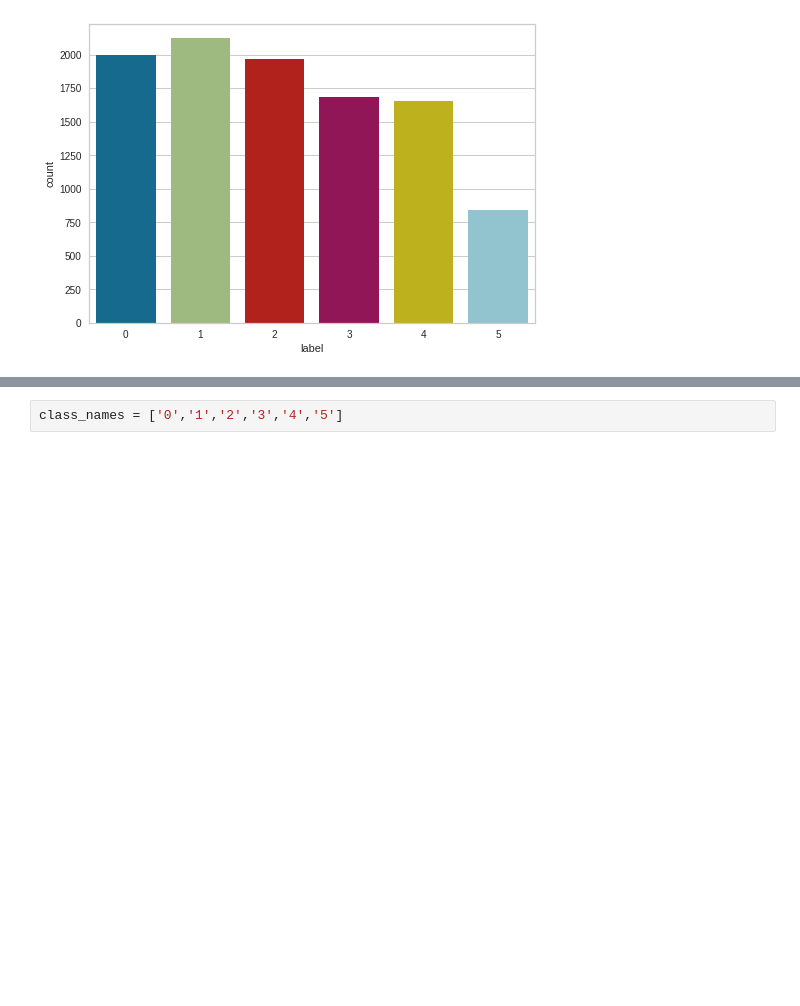
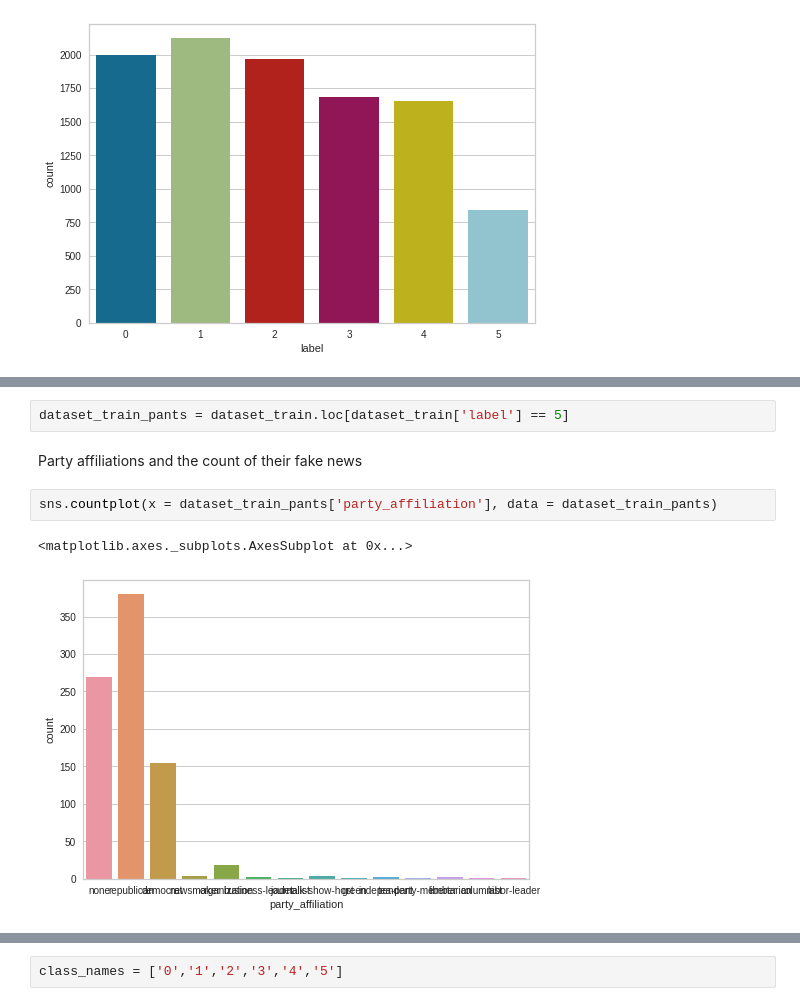
Before and after one commit to Ashwin1234/CS-521-Project, a Jupyter notebook: CS521Project.ipynb, the cells around one changed output, grey strips where cells are left out. Drawn from its saved outputs; the diff is of its cells as text; blank space fills up the shorter version.

Commit message:
added graphs and comments

```diff
--- a/CS521Project.ipynb
+++ b/CS521Project.ipynb
@@ -142,0 +154,9 @@ KeyboardInterrupt: ignored
+# %%
+dataset_train_pants = dataset_train.loc[dataset_train['label'] == 5]
+# %% [markdown]
+Party affiliations and the count of their fake news
+# %%
+sns.countplot(x = dataset_train_pants['party_affiliation'], data = dataset_train_pants)
+# %% [output]
+<matplotlib.axes._subplots.AxesSubplot at 0x...>
+[figure, added]
```
Also changed, not shown: parts of 56 cells of this notebook.
